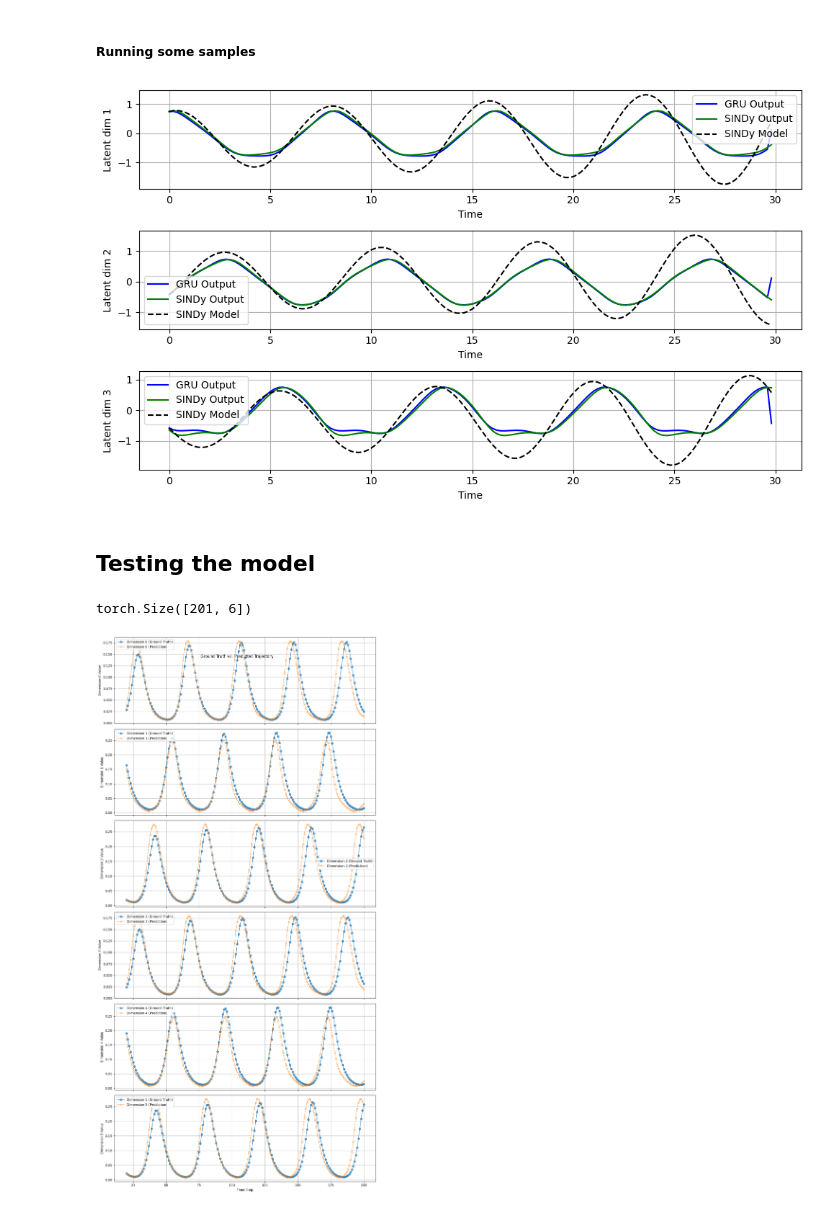
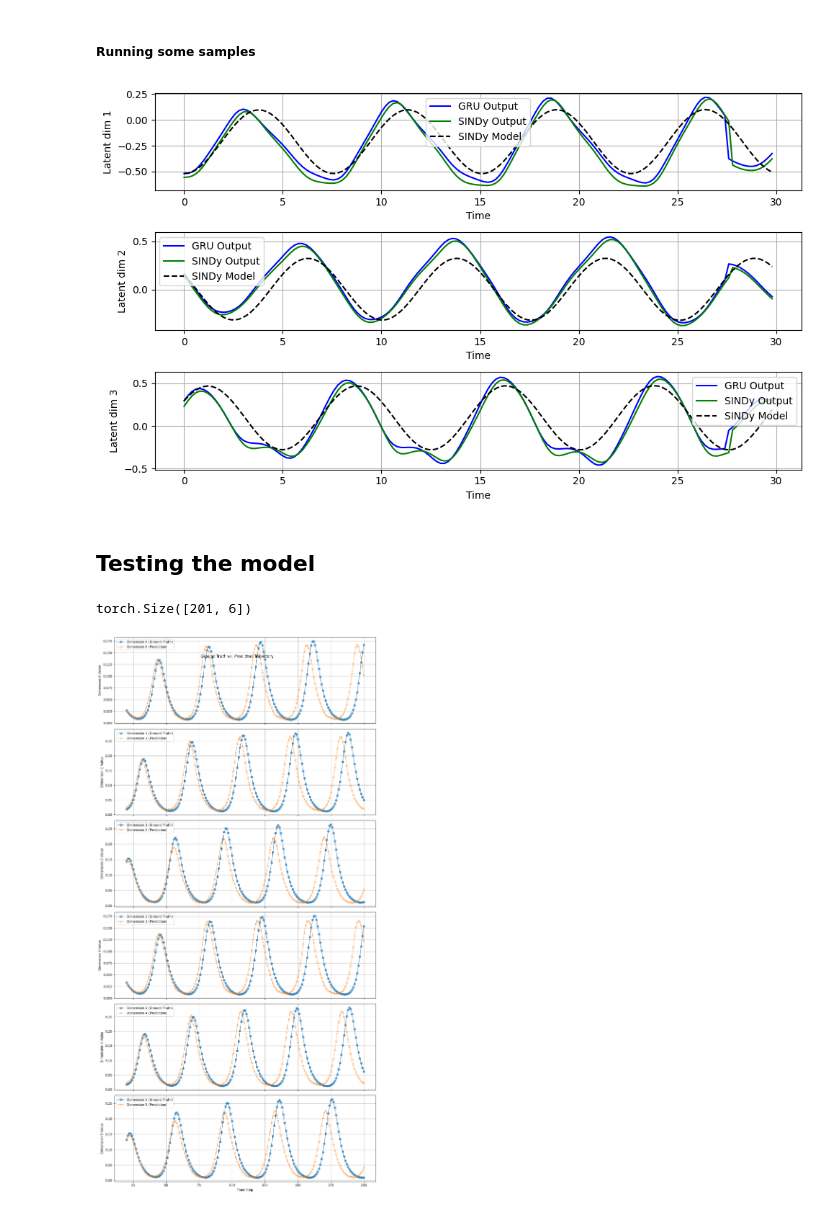
Before and after one commit to fmenol/sindy-shred, a Jupyter notebook: sst_sindy_shred_repressilator.ipynb, the cells around one changed output. Saved outputs shown, nothing was run; the diff lists cells and outputs as text; code cells hidden in the pictures.

```diff
--- a/sst_sindy_shred_repressilator.ipynb
+++ b/sst_sindy_shred_repressilator.ipynb
@@ -227,5 +227,5 @@ def create_lagged_dataset(trajectories, lag_size):
     return X, y , samples_per_trajectory
 
 
-data_in , data_out, samples_per_traj = create_lagged_dataset(data, 51)
+data_in , data_out, samples_per_traj = create_lagged_dataset(data, 20)
 # %% [output]
@@ -581,7 +594,7 @@ for i in range(latent_dim):
 plt.tight_layout()
 plt.show()
 # %% [output]
-[figure, old version]
+[figure, new version]
 # %% [markdown]
 ## Testing the model
 # %%
@@ -616,32 +629,32 @@ def forecast(model, x, sensor_locations, prediction_length):
 # %%
 # Setup
 given_time_steps = 20  # Initial sequence length
 sensor_locations = [0, 1, 2]  # Sensor indices for input selection
-traj1 = torch.tensor(testing_traj[12], dtype=torch.float32).to(device)
-print(traj1.shape)  # Shape after selecting sensor dimensions
-prediction_lenght = len(traj1) - given_time_steps
-prediction = forecast(shred, traj1[:given_time_steps, sensor_locations].unsqueeze(0), sensor_locations, prediction_length=prediction_lenght)
+traj = torch.tensor(testing_traj[13], dtype=torch.float32).to(device)
+print(traj.shape)  # Shape after selecting sensor dimensions
+prediction_lenght = len(traj) - given_time_steps
+prediction = forecast(shred, traj[:given_time_steps, sensor_locations].unsqueeze(0), sensor_locations, prediction_length=prediction_lenght)
 prediction = prediction.detach().cpu().numpy()
 
 # Plotting
-fig, axes = plt.subplots(traj1.shape[1], 1, figsize=(12, 4 * traj1.shape[1]), sharex=True)
-ground_truth_time = range(given_time_steps, traj1.shape[0])  # Time steps for ground truth
+fig, axes = plt.subplots(traj.shape[1], 1, figsize=(12, 4 * traj.shape[1]), sharex=True)
+ground_truth_time = range(given_time_steps, traj.shape[0])  # Time steps for ground truth
 prediction_time = range(given_time_steps, given_time_steps + prediction.shape[1])  # Time steps for prediction
 
-for i in range(traj1.shape[1]):
-    ax = axes[i] if traj1.shape[1] > 1 else axes
-    ax.plot(ground_truth_time, traj1[given_time_steps:, i].cpu().numpy(), label=f'Dimension {i} (Ground Truth)',
+for i in range(traj.shape[1]):
+    ax = axes[i] if traj.shape[1] > 1 else axes
+    ax.plot(ground_truth_time, traj[given_time_steps:, i].cpu().numpy(), label=f'Dimension {i} (Ground Truth)',
             linestyle='-', marker='o', alpha=0.7)
     ax.plot(prediction_time, prediction[0, :, i], label=f'Dimension {i} (Prediction)',
             linestyle='--', marker='x', alpha=0.7)
     ax.set_ylabel(f'Dimension {i} Value')
     ax.legend()
     ax.grid(True)
 
 axes[-1].set_xlabel('Time Step')
 fig.suptitle('Ground Truth vs. Predicted Trajectory', y=0.95)
 plt.tight_layout()
 plt.show()
 # %% [output]
 torch.Size([201, 6])
-[figure, old version]
+[figure, new version]
```
Also changed, not shown: parts of 14 cells of this notebook.
